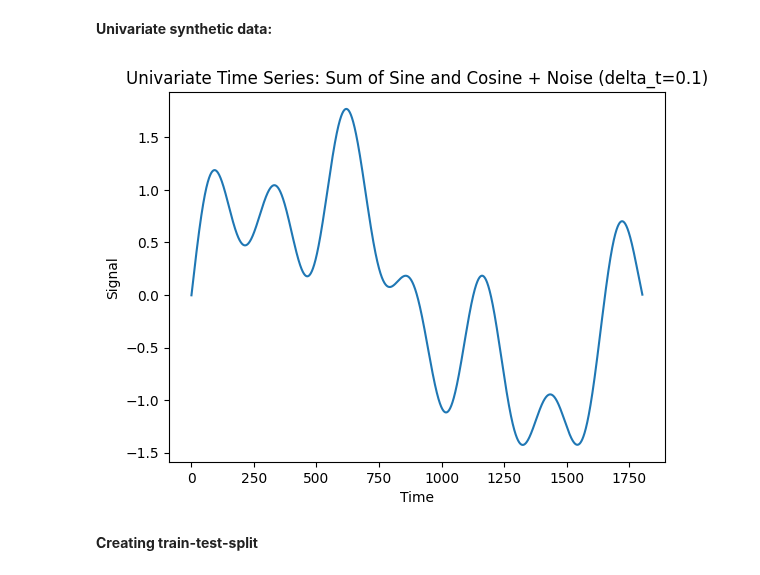
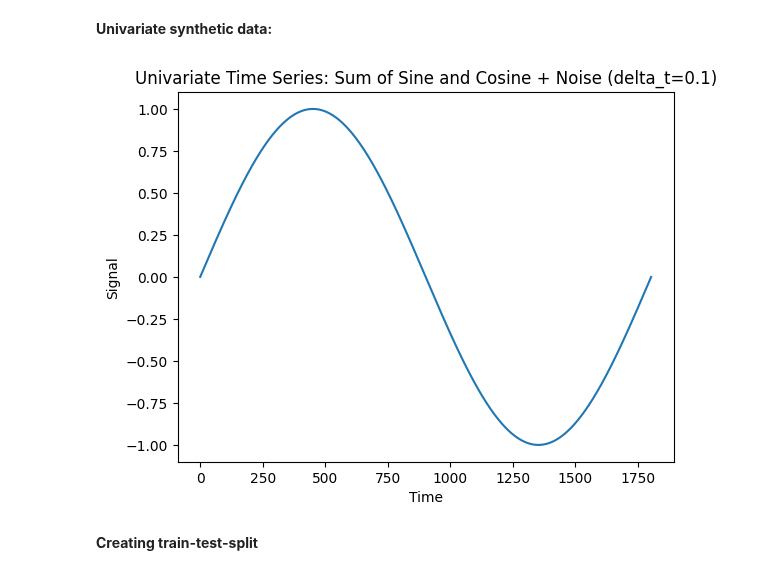
Before and after one commit to ArnavTapadia/emili_TimeSeriesPredictor, a Jupyter notebook: time_series_predictor/Models/Model_Comparison.ipynb, the cells around one changed output. Saved outputs shown, nothing was run; the diff lists cells and outputs as text; code cells hidden in the pictures.

```diff
--- a/time_series_predictor/Models/Model_Comparison.ipynb
+++ b/time_series_predictor/Models/Model_Comparison.ipynb
@@ -42,23 +42,23 @@ noise_lvl = 0.0
 # %%
 
 def gen_univariate_synthetic_data(timesteps, delta_t, noise_level = 0.1):
     t = np.linspace(0, (timesteps-1)*delta_t, timesteps)
 
-    signal = np.sin(2*np.pi/(0.1*timesteps)*t) + np.sin(10*np.pi/(0.1*timesteps)*t-5/(0.1*timesteps))*np.cos(10/(0.1*timesteps)*t)
+    signal = np.sin(2*np.pi/(0.1*timesteps)*t)#np.sin(2*np.pi/(0.1*timesteps)*t) + np.sin(10*np.pi/(0.1*timesteps)*t-5/(0.1*timesteps))*np.cos(10/(0.1*timesteps)*t)
 
     noise = np.random.normal(0, noise_level, timesteps)
 
     return t, signal + noise
 
 t,univariate_data = gen_univariate_synthetic_data(timesteps = (lookback+forecast)*nSamples, delta_t=delta_t, noise_level=noise_lvl)
 
 plt.plot(t, univariate_data)
 plt.title(f"Univariate Time Series: Sum of Sine and Cosine + Noise (delta_t={delta_t})")
 plt.xlabel("Time")
 plt.ylabel("Signal")
 plt.show()
 # %% [output]
-[figure, old version]
+[figure, new version]
 # %% [markdown]
 **Creating train-test-split**
 # %%
```
Also changed, not shown: parts of 10 cells of this notebook.
